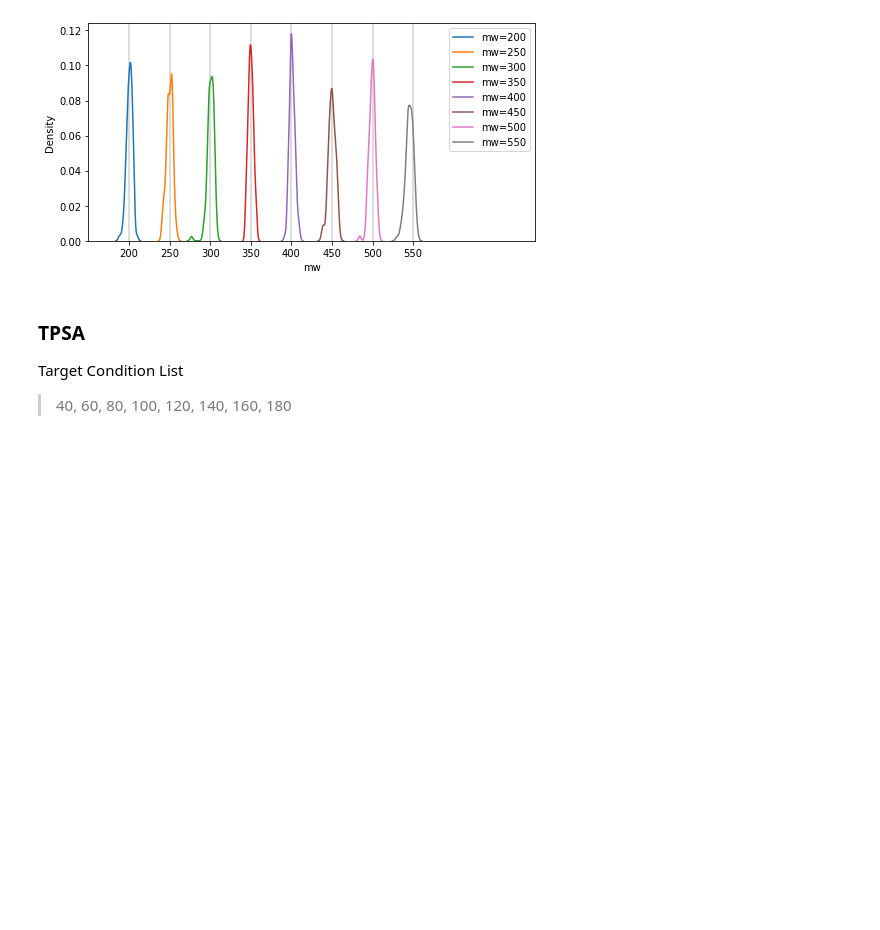
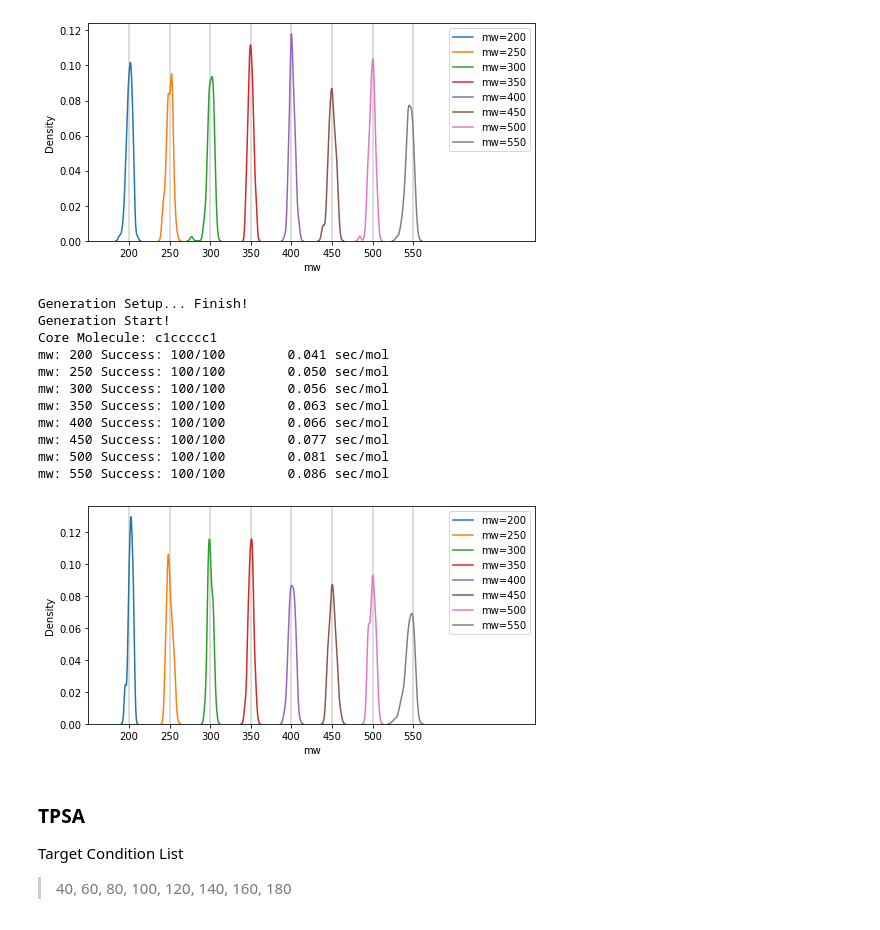
Before and after one commit to SeonghwanSeo/BBAR, a Jupyter notebook: notebook/BBAR_Tutorial.ipynb, the cells around one changed output. Saved outputs shown, nothing was run; the diff lists cells and outputs as text; code cells hidden in the pictures; blank space fills up the shorter version.

```diff
--- a/notebook/BBAR_Tutorial.ipynb
+++ b/notebook/BBAR_Tutorial.ipynb
@@ -340 +367,26 @@ display_molecule(mol)
+# %%
+import matplotlib.pyplot as plt
+import seaborn as sns
+
+def show_property_distribution(generation_dict, property_name, target_condition_list, property_xlim) :
+    if property_name == 'mw' :
+        property_fn = Chem.Descriptors.ExactMolWt
+    elif property_name == 'logp':
+        property_fn = Chem.Descriptors.MolLogP
+    elif property_name == 'tpsa':
+        property_fn = Chem.Descriptors.TPSA
+    elif property_name == 'qed':
+        property_fn = Chem.Descriptors.qed
+
+    plt.figure(figsize=(8,4))
+    for target_condition in target_condition_list :
+        generated_mol_list = generation_dict[target_condition]
+        property_value_list = [property_fn(mol) for mol in generated_mol_list]
+        plt.axvline(target_condition, color='lightgrey')
+        sns.kdeplot(property_value_list, label=f'{property_name}={target_condition}')
+    plt.xlim(property_xlim)
+    plt.xlabel(property_name)
+    plt.xticks(target_condition_list)
+    plt.legend()
+    plt.show()
 # %% [markdown]
@@ -353,13 +405,33 @@ Image('./notebook/images/mw.png')
 # %%
 # Generation Setting (MW)
 scaffold_smiles = 'c1ccccc1'
 property_name = 'mw'
 property_fn = Chem.Descriptors.ExactMolWt
 num_samples = 100
 target_condition_list = [200, 250, 300, 350, 400, 450, 500, 550]
 
 # Graph Setup
 property_xlim = [150, 700]
+
+# Generation
+# generation_dict: {target_condition: generated_mol_list}
+generation_dict = run_generation(scaffold_smiles, property_name, target_condition_list, num_samples)
+
+# Plot Distribution
+show_property_distribution(generation_dict, property_name, target_condition_list, property_xlim)
+# %% [output]
+Generation Setup... Finish!
+Generation Start!
+Core Molecule: c1ccccc1
+mw: 200 Success: 100/100        0.041 sec/mol
+mw: 250 Success: 100/100        0.050 sec/mol
+mw: 300 Success: 100/100        0.056 sec/mol
+mw: 350 Success: 100/100        0.063 sec/mol
+mw: 400 Success: 100/100        0.066 sec/mol
+mw: 450 Success: 100/100        0.077 sec/mol
+mw: 500 Success: 100/100        0.081 sec/mol
+mw: 550 Success: 100/100        0.086 sec/mol
+[figure, added]
 # %% [markdown]
 ### TPSA
 
```
Also changed, not shown: parts of 22 cells of this notebook.
